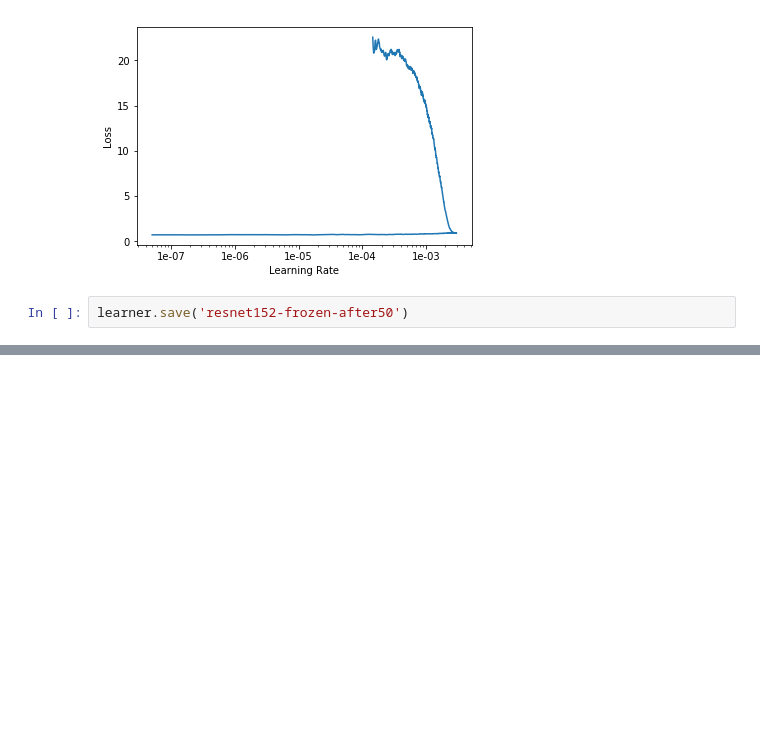
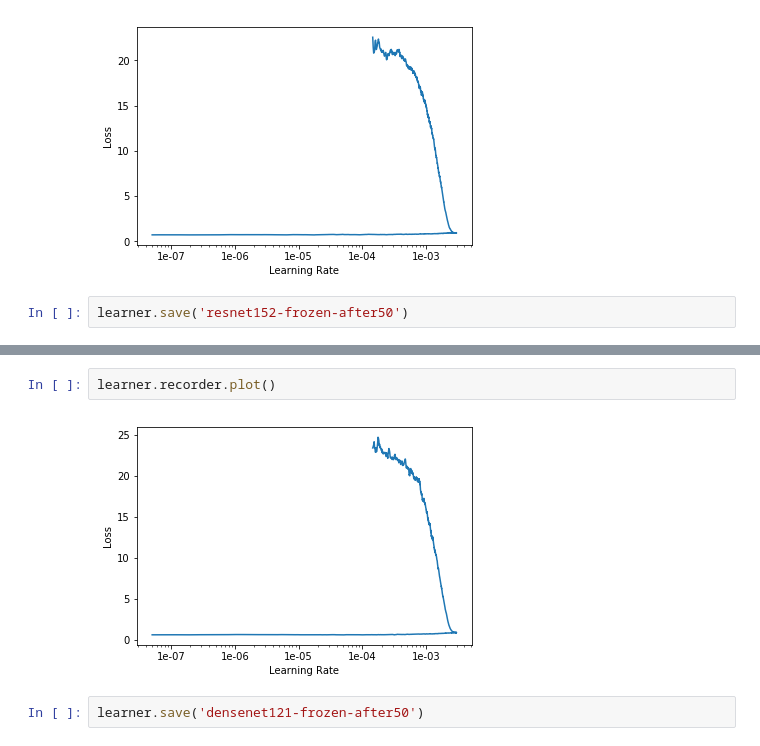
Before and after one commit to webdizz/upass.ai, a Jupyter notebook: twin-databunch.ipynb, the cells around one changed output, grey strips where cells are left out. Drawn from its saved outputs; the diff is of its cells as text; blank space fills up the shorter version.

```diff
--- a/twin-databunch.ipynb
+++ b/twin-databunch.ipynb
@@ -117,0 +173,6 @@ learner.save('resnet152-frozen-after50')
+# %%
+learner.recorder.plot()
+# %% [output]
+[figure, added]
+# %%
+learner.save('densenet121-frozen-after50')
```
Also changed, not shown: parts of 5 cells of this notebook.
